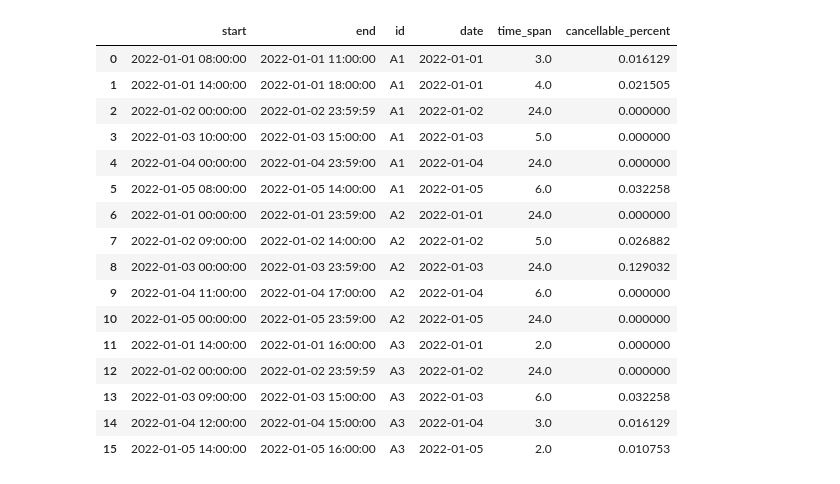
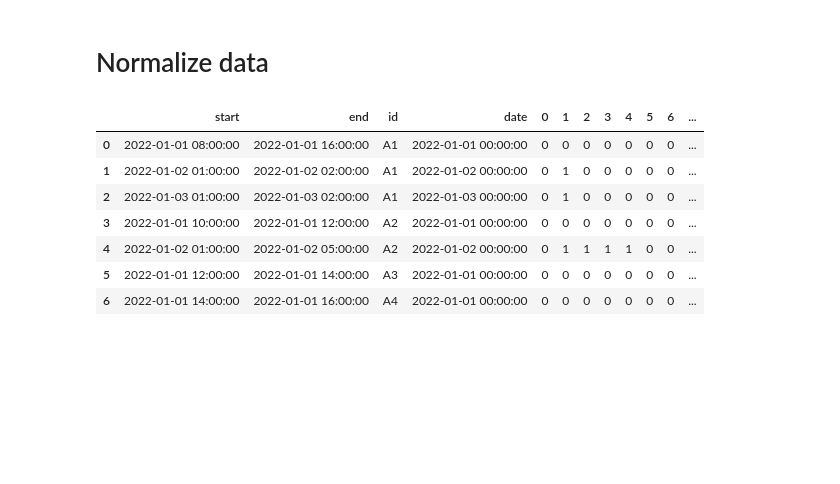
Before and after one commit to Nicola-Ibrahim/Ranking-system, a Jupyter notebook: ranking/notebooks/json.ipynb, the cells around one changed output. Saved outputs shown, nothing was run; the diff lists cells and outputs as text; code cells hidden in the pictures; blank space fills up the shorter version.

Commit message:
Created space combinations

```diff
--- a/ranking/notebooks/json.ipynb
+++ b/ranking/notebooks/json.ipynb
@@ -7,5 +7,5 @@ import numpy as np
 pd.set_option("display.max_rows", 10000)
 pd.set_option("display.max_columns", 500)
 pd.set_option("display.max_colwidth", 0)
-pd.set_option("display.width", 1000)
-pd.set_option("styler.format.precision", 10)
+pd.set_option("display.width", 2000)
+pd.set_option("styler.format.precision", 5)
@@ -12,50 +71,3 @@ pd.set_option("styler.format.precision", 10)
 # %%
-with open("../data/raw/spaces_dummy_data.json", mode="r") as f:
-    file = json.load(f)
+with open("../data/raw/spaces_dummy_data_v3.json", mode="r") as f:
+    data = json.load(f)
-# %%
-spaces_details = pd.json_normalize(file, record_path=["available_dates"], meta=["id"], errors="ignore")
-
-# Change columns type
-spaces_details["start"] = spaces_details["start"].astype("datetime64[ns]")
-spaces_details["end"] = spaces_details["end"].astype("datetime64[ns]")
-spaces_details["cancellable"] = spaces_details["cancellable"].astype(int)
-
-
-# Split date from time
-spaces_details["date"] = spaces_details["start"].dt.to_period("d").astype("datetime64[ns]")
-spaces_details["date"] = spaces_details["date"].astype("str")
-
-
-# Get available time span for each date
-spaces_details["time_span"] = (spaces_details["end"] - spaces_details["start"]).astype("timedelta64[h]")
-
-# Correct time span to be 24 for whole day
-spaces_details["time_span"] = spaces_details["time_span"].apply(lambda x: x + 1 if x == 23 else x)
-
-
-spaces_details["cancellable_percent"] = spaces_details["cancellable"] * spaces_details["time_span"]
-spaces_details["cancellable_percent"] /= spaces_details["time_span"].sum()
-
-# Drop columns
-spaces_details.drop(columns="cancellable", inplace=True)
-
-spaces_details.groupby(["id", "date"]).sum()
-spaces_details
-# %% [output]
-|  | start | end | id | date | time_span | cancellable_percent |
-| 0 | 2022-01-01 08:00:00 | 2022-01-01 11:00:00 | A1 | 2022-01-01 | 3.0 | 0.016129 |
-| 1 | 2022-01-01 14:00:00 | 2022-01-01 18:00:00 | A1 | 2022-01-01 | 4.0 | 0.021505 |
-| 2 | 2022-01-02 00:00:00 | 2022-01-02 23:59:59 | A1 | 2022-01-02 | 24.0 | 0.000000 |
-| 3 | 2022-01-03 10:00:00 | 2022-01-03 15:00:00 | A1 | 2022-01-03 | 5.0 | 0.000000 |
-| 4 | 2022-01-04 00:00:00 | 2022-01-04 23:59:00 | A1 | 2022-01-04 | 24.0 | 0.000000 |
-| 5 | 2022-01-05 08:00:00 | 2022-01-05 14:00:00 | A1 | 2022-01-05 | 6.0 | 0.032258 |
-| 6 | 2022-01-01 00:00:00 | 2022-01-01 23:59:00 | A2 | 2022-01-01 | 24.0 | 0.000000 |
-| 7 | 2022-01-02 09:00:00 | 2022-01-02 14:00:00 | A2 | 2022-01-02 | 5.0 | 0.026882 |
-| 8 | 2022-01-03 00:00:00 | 2022-01-03 23:59:00 | A2 | 2022-01-03 | 24.0 | 0.129032 |
-| 9 | 2022-01-04 11:00:00 | 2022-01-04 17:00:00 | A2 | 2022-01-04 | 6.0 | 0.000000 |
-| 10 | 2022-01-05 00:00:00 | 2022-01-05 23:59:00 | A2 | 2022-01-05 | 24.0 | 0.000000 |
-| 11 | 2022-01-01 14:00:00 | 2022-01-01 16:00:00 | A3 | 2022-01-01 | 2.0 | 0.000000 |
-| 12 | 2022-01-02 00:00:00 | 2022-01-02 23:59:59 | A3 | 2022-01-02 | 24.0 | 0.000000 |
-| 13 | 2022-01-03 09:00:00 | 2022-01-03 15:00:00 | A3 | 2022-01-03 | 6.0 | 0.032258 |
-| 14 | 2022-01-04 12:00:00 | 2022-01-04 15:00:00 | A3 | 2022-01-04 | 3.0 | 0.016129 |
-| 15 | 2022-01-05 14:00:00 | 2022-01-05 16:00:00 | A3 | 2022-01-05 | 2.0 | 0.010753 |
@@ -83,0 +74,18 @@ spaces_details = spaces_details.apply(encode, axis=1)
+# %% [markdown]
+# Normalize data
+# %%
+spaces_details = normalize_json(data)
+spaces_details = encode_time_span(spaces_details)
+spaces_details = add_total_time_span(spaces_details)
+spaces_details = add_cancellable_percent(spaces_details)
+# %%
+spaces_details.style.applymap(lambda x: 'background-color:#5fba7d' if x==1 else None)
+# %% [output]
+|  | start | end | id | date | 0 | 1 | 2 | 3 | 4 | 5 | 6 | ... |
+| 0 | 2022-01-01 08:00:00 | 2022-01-01 16:00:00 | A1 | 2022-01-01 00:00:00 | 0 | 0 | 0 | 0 | 0 | 0 | 0 | ... |
+| 1 | 2022-01-02 01:00:00 | 2022-01-02 02:00:00 | A1 | 2022-01-02 00:00:00 | 0 | 1 | 0 | 0 | 0 | 0 | 0 | ... |
+| 2 | 2022-01-03 01:00:00 | 2022-01-03 02:00:00 | A1 | 2022-01-03 00:00:00 | 0 | 1 | 0 | 0 | 0 | 0 | 0 | ... |
+| 3 | 2022-01-01 10:00:00 | 2022-01-01 12:00:00 | A2 | 2022-01-01 00:00:00 | 0 | 0 | 0 | 0 | 0 | 0 | 0 | ... |
+| 4 | 2022-01-02 01:00:00 | 2022-01-02 05:00:00 | A2 | 2022-01-02 00:00:00 | 0 | 1 | 1 | 1 | 1 | 0 | 0 | ... |
+| 5 | 2022-01-01 12:00:00 | 2022-01-01 14:00:00 | A3 | 2022-01-01 00:00:00 | 0 | 0 | 0 | 0 | 0 | 0 | 0 | ... |
+| 6 | 2022-01-01 14:00:00 | 2022-01-01 16:00:00 | A4 | 2022-01-01 00:00:00 | 0 | 0 | 0 | 0 | 0 | 0 | 0 | ... |
```
Also changed, not shown: parts of 14 cells of this notebook.
